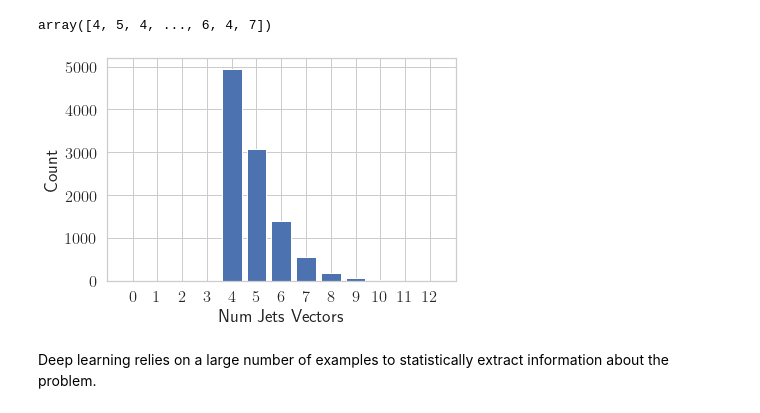
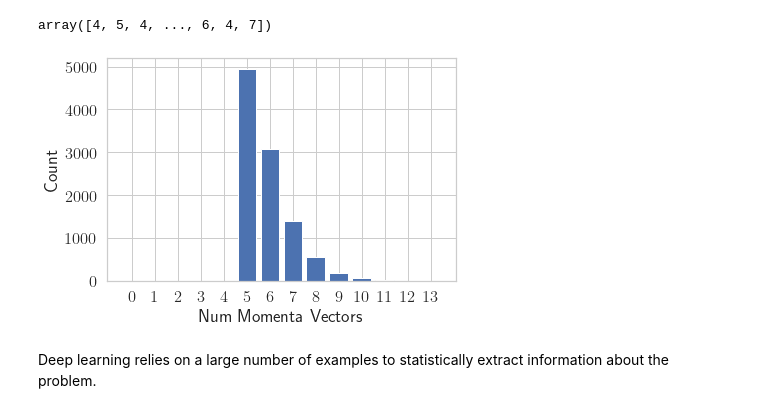
Before and after one commit to pnnoc/IRIS-HEP, a Jupyter notebook: Demo.ipynb, the cells around one changed output. Drawn from its saved outputs; the diff is of its cells as text; code cells hidden in the pictures.

```diff
--- a/Demo.ipynb
+++ b/Demo.ipynb
@@ -27,6 +27,6 @@ Deep Learning typically has many hyper-parameters that define the structure of t
 - **Layer Count** The number of various hidden layers in the network. Used to balance the power of the network with over-fitting potential.
 - **Learning Rate** The coefficient controlling the size of gradient updates during training.
 # %%
-options = Options.load("options_modified.json")
+options = Options.load("options.json")
 options.display()
 # %% [output]
@@ -84,11 +84,11 @@ One of the advantages of deep learning models is the ability to handle multiple
 - **Momenta** A *variable length* collection 4-momentum vectors for our jets and leptons in each event.
 - **MET** The missing energy attributed to the neutrino.
 # %%
-# momenta = model.training_dataset.sources["Momenta"]
-# met = model.training_dataset.sources["Met"]
+momenta = model.training_dataset.sources["Momenta"]
+met = model.training_dataset.sources["Met"]
 
-Jets = model.training_dataset.sources['Jets']
-Lepton = model.training_dataset.sources['Lepton']
+# Jets = model.training_dataset.sources['Jets']
+# Lepton = model.training_dataset.sources['Lepton']
 
 model.training_dataset.sources
 # %% [output]
@@ -141,18 +140,18 @@ Jets.num_vectors().numpy()
 # %% [output]
 array([4, 5, 4, ..., 6, 4, 7])
 # %%
-# num_vectors = momenta.num_vectors().numpy() #convert tensor array into numpy array, represent the number of jet(vector) in each event
-num_vectors = Jets.num_vectors().numpy() #convert tensor array into numpy array, represent the number of jet(vector) in each event
+num_vectors = momenta.num_vectors().numpy() #convert tensor array into numpy array, represent the number of jet(vector) in each event
+# num_vectors = Jets.num_vectors().numpy() #convert tensor array into numpy array, represent the number of jet(vector) in each event
 bin_y = np.bincount(num_vectors) #counting the number of event that has jets ranging from 0-16
 bin_x = np.arange(bin_y.shape[0]) # .shape[0] gives 17 (bins including 0), then creating  array range from 0-16
 
 plt.bar(bin_x, bin_y)
 plt.xticks(bin_x)
-plt.xlabel("Num Jets Vectors")
+plt.xlabel("Num Momenta Vectors")
 plt.ylabel("Count")
 plt.tight_layout()
 # %% [output]
-[figure, old version]
+[figure, new version]
 # %% [markdown]
 Deep learning relies on a large number of examples to statistically extract information about the problem.
 # %%
```
Also changed, not shown: parts of 21 cells of this notebook.
